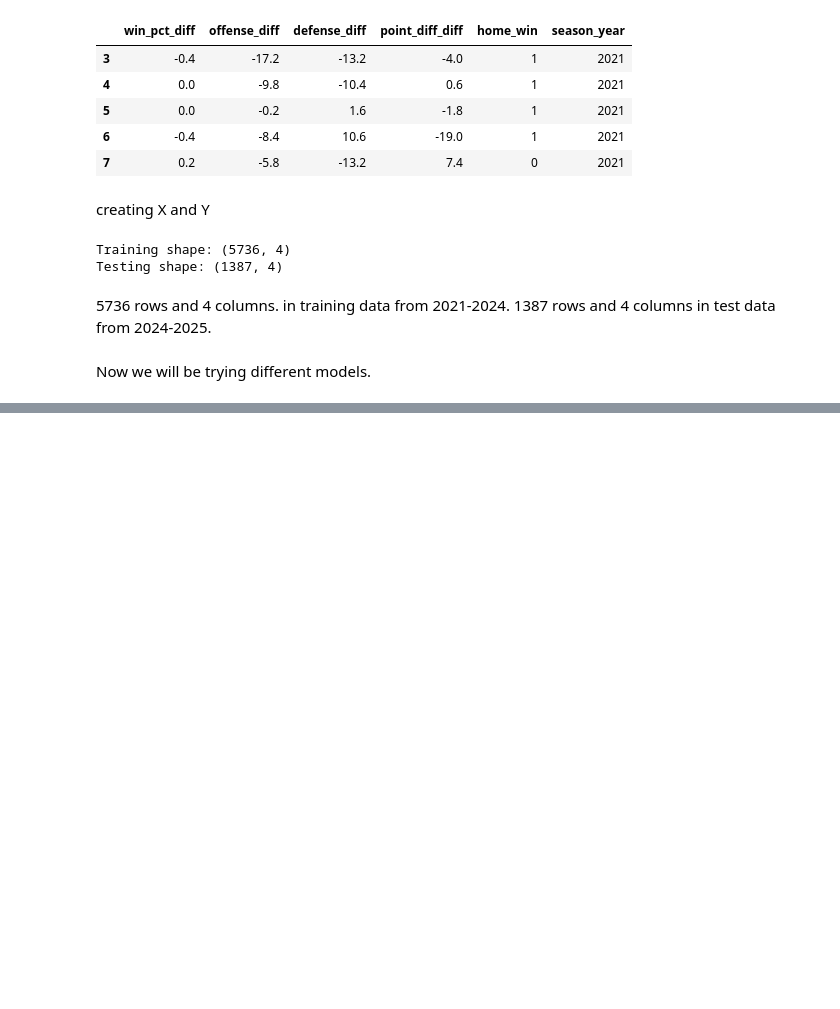
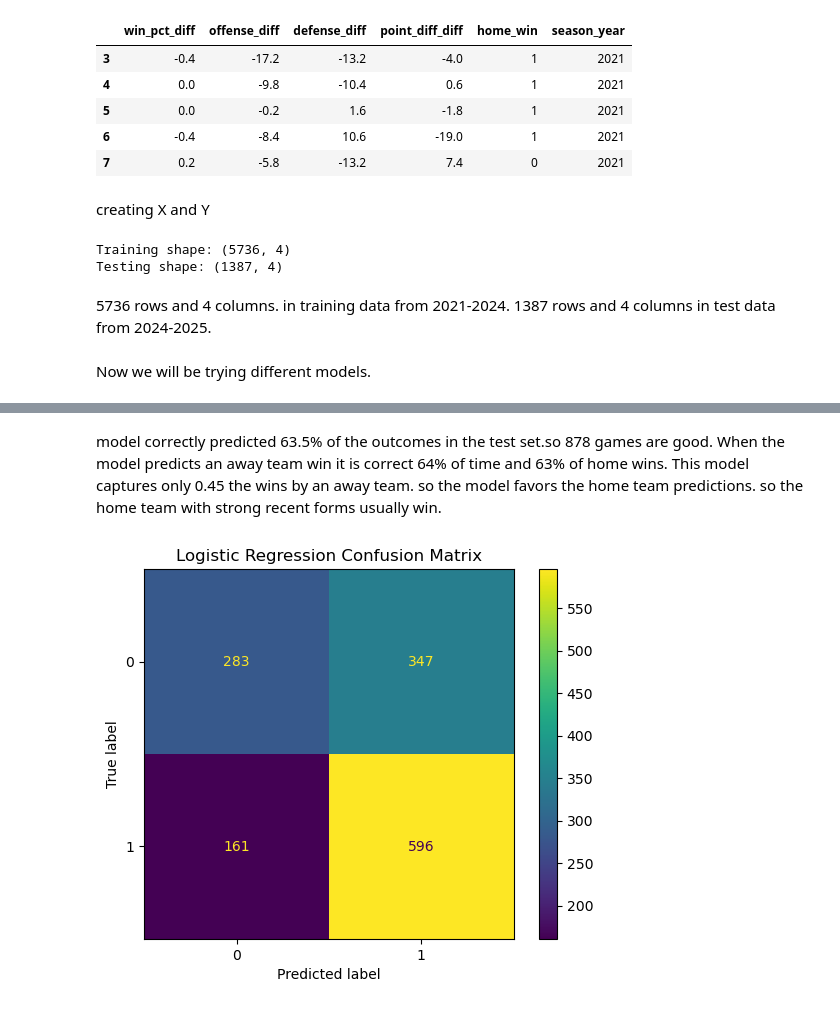
Before and after one commit to AayushPandey-hub/nba-win-prediction, a Jupyter notebook: modeling.ipynb, the cells around one changed output, grey strips where cells are left out. Saved outputs shown, nothing was run; the diff lists cells and outputs as text; code cells hidden in the pictures; blank space fills up the shorter version.

```diff
--- a/modeling.ipynb
+++ b/modeling.ipynb
@@ -61,0 +64,18 @@ Now we will be trying different models.
+# %%
+from sklearn.linear_model import LogisticRegression
+from sklearn.metrics import (
+    accuracy_score,
+    classification_report,
+    confusion_matrix,
+    ConfusionMatrixDisplay,
+    roc_curve,
+    roc_auc_score
+)
+
+log_model = LogisticRegression()
+
+log_model.fit(X_train, y_train)
+
+preds = log_model.predict(X_test)
+
+probs = log_model.predict_proba(X_test)[:, 1]
@@ -61,0 +100,18 @@ Now we will be trying different models.
+# %% [markdown]
+model correctly predicted 63.5% of the outcomes in the test set.so 878 games are good.  When the model predicts an away team win it is correct 64% of time and 63% of home wins.  This model captures only 0.45 the wins by an away team. so the model favors the home team predictions. so the home team with strong recent forms usually win.
+# %%
+import matplotlib.pyplot as plt
+
+cm = confusion_matrix(y_test, preds)
+
+disp = ConfusionMatrixDisplay(
+    confusion_matrix=cm
+)
+
+disp.plot()
+
+plt.title("Logistic Regression Confusion Matrix")
+
+plt.show()
+# %% [output]
+[figure, added]
```
Also changed, not shown: parts of 4 cells of this notebook.
